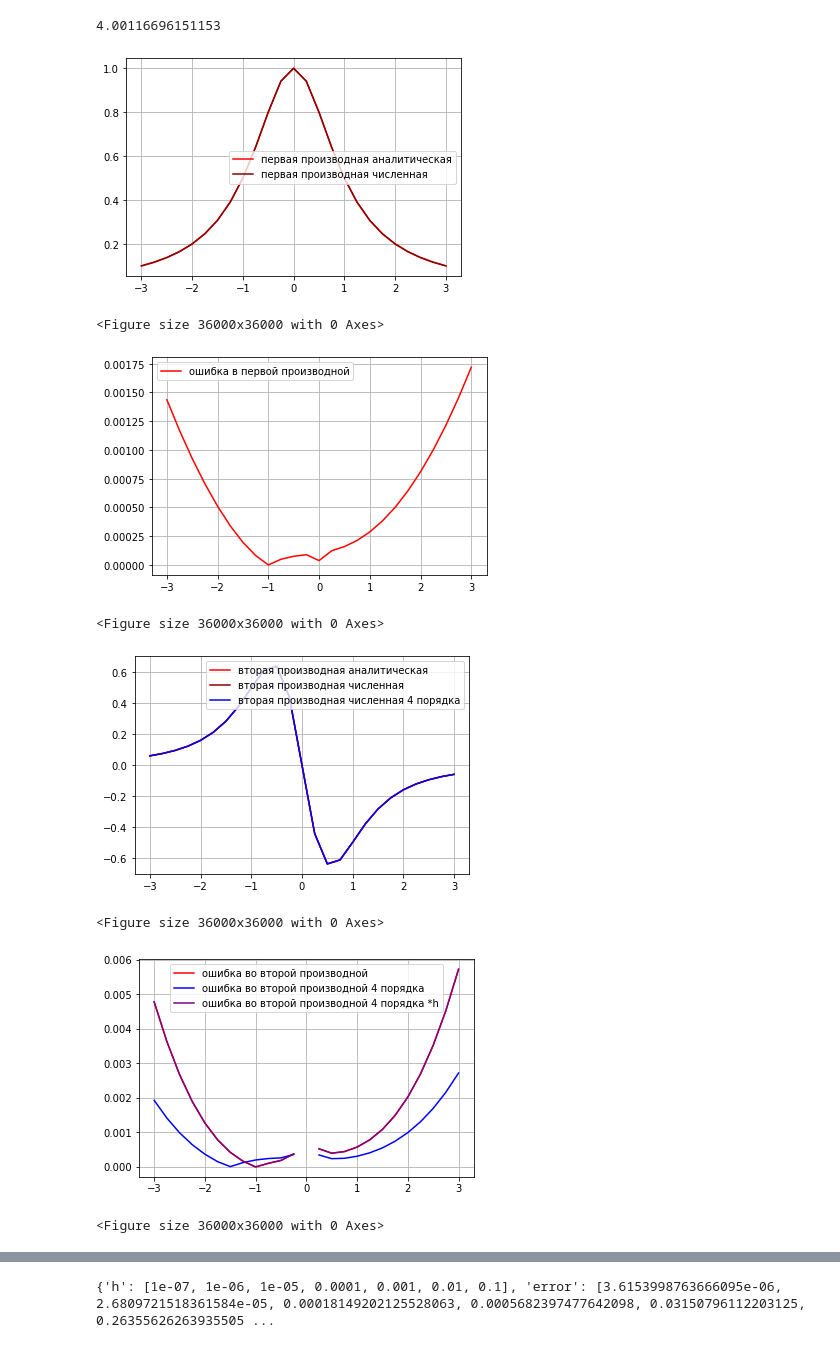
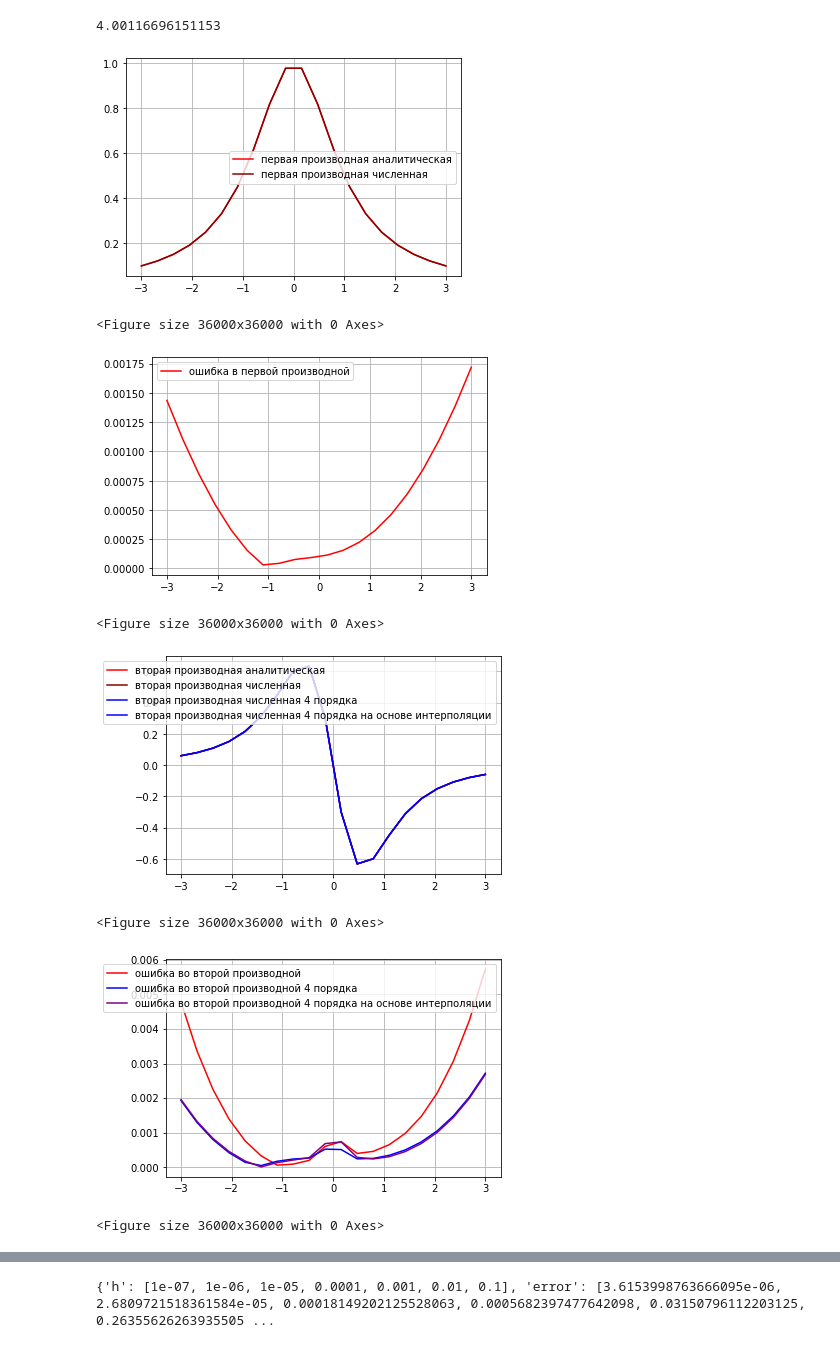
Before and after one commit to rouol/NumericalMethodsMEPHI, a Jupyter notebook: NumericalDifferentiation.ipynb, the cells around one changed output, grey strips where cells are left out. Cells and saved outputs as stored; diff of their text form; code cells hidden in the pictures.

Commit message:
fixed Numerical Diff of higher orders

```diff
--- a/NumericalDifferentiation.ipynb
+++ b/NumericalDifferentiation.ipynb
@@ -64,3 +72,12 @@ def ComplexNumericalDifferentiationNewtonCotes4_(function, z0, order = 1, h = 0.
+# %%
+def ComplexNumericalDifferentiation(function, z0, order = 1, h = 0.001, r = 1, integrator=NumericalIntegration10):
+
+    i = complex(0, 1)
+    f = lambda _phi: function(z0 + r * np.exp(i * _phi)) * np.exp(-i * order * _phi) / np.power(r, order)
+    integral = NumericalIntegration4(f, 0, 2 * cmath.pi, h)
+    integral /= (2 * cmath.pi)
+    integral *= mpmath.fac(order)
+    return integral
 # %%
 #@jit
 def ComplexNumericalDifferentiationNewtonCotesN(function, z0, order = 1, h = 0.001, N = 10):
@@ -122,8 +139,21 @@ print(ComplexNumericalDifferentiation(lambda x: eval('x**2'), 2).real)
 4.00116696151153
 # %%
 from math import atan
+# %%
+def LagrangeInterpolation(point, X, Y):
+    xp = point
+    yp = 0
+    n = X.shape[0]
+    for i in range(n):
+        p = 1
+        for j in range(n):
+            if i != j:
+                p = p * (xp - X[j])/(X[i] - X[j])
+        yp = yp + p * Y[i]
+
+    return yp
 # %%
-n = 25
+n = 20
 a = -3
 b = 3
 func = 'np.arctan(x)'
@@ -152,7 +182,7 @@ for idx, x in np.ndenumerate(X):
     d2F[idx] = eval(d2func)
     Cd2F[idx] = ComplexNumericalDifferentiation(lambda x: eval(func), x, 2).real
     Cd2F4[idx] = ComplexNumericalDifferentiationNewtonCotes4(lambda x: eval(func), x, 2).real
-    Cd2F4_[idx] = ComplexNumericalDifferentiationNewtonCotes4_(lambda x: eval(func), x, 2).real
+    #Cd2F4_[idx] = ComplexNumericalDifferentiationNewtonCotes4(lambda x: LagrangeInterpolation(x, X, np.arctan(X)), x, 2).real
     #Cd2F10[idx] = ComplexNumericalDifferentiationNewtonCotesN(lambda x: eval(func), x, 2).real
 
     d5F[idx] = eval(d5func)
@@ -162,6 +192,11 @@ for idx, x in np.ndenumerate(X):
     #serror = abs((iF[idx] - newF[idx])/iF[idx])
 #avgerr = serror / (n * 10)
 #print('ошибочка вышла:', avgerr)
+# %%
+Cd2F4_ = np.zeros(n, dtype=np.float64)
+for idx, x in np.ndenumerate(X):
+    XX = np.linspace(x-0.01, x+0.01, 3)
+    Cd2F4_[idx] = ComplexNumericalDifferentiationNewtonCotes4(lambda x: LagrangeInterpolation(x, XX, np.arctan(XX)), x, 2).real
 # %%
 plt.plot(X, d1F, color='red', label='первая производная аналитическая')
 plt.plot(X, Cd1F, color='#8b0000', label='первая производная численная')
@@ -179,6 +214,7 @@ plt.show()
 plt.plot(X, d2F, color='red', label='вторая производная аналитическая')
 plt.plot(X, Cd2F, color='#8b0000', label='вторая производная численная')
 plt.plot(X, Cd2F4, color='blue', label='вторая производная численная 4 порядка')
+plt.plot(X, Cd2F4_, color='blue', label='вторая производная численная 4 порядка на основе интерполяции')
 #plt.plot(X, Cd2F10, color='green', label='вторая производная численная 10 порядка')
 plt.legend()
 plt.grid()
@@ -187,7 +223,14 @@ plt.show()
 
 plt.plot(X, np.abs(d2F-Cd2F)/np.abs(d2F), color='red', label='ошибка во второй производной')
 plt.plot(X, np.abs(d2F-Cd2F4)/np.abs(d2F), color='blue', label='ошибка во второй производной 4 порядка')
-plt.plot(X, np.abs(d2F-Cd2F4_)/np.abs(d2F), color='purple', label='ошибка во второй производной 4 порядка *h')
+plt.plot(X, np.abs(d2F-Cd2F4_)/np.abs(d2F), color='purple', label='ошибка во второй производной 4 порядка на основе интерполяции')
+#plt.plot(X, np.abs(d2F-Cd2F10)/np.abs(d2F), color='green', label='ошибка во второй производной 10 порядка')
+plt.legend()
+plt.grid()
+plt.figure(figsize=(500, 500))
+plt.show()
+
+plt.plot(X, np.abs(Cd2F4-Cd2F4_), color='purple', label='ошибка между ошибками на основе интерполяции')
 #plt.plot(X, np.abs(d2F-Cd2F10)/np.abs(d2F), color='green', label='ошибка во второй производной 10 порядка')
 plt.legend()
 plt.grid()
@@ -197,36 +240,36 @@ plt.show()
 plt.plot(X, d5F, color='red', label='пятая производная аналитическая')
 plt.plot(X, Cd5F, color='#8b0000', label='пятая производная численная')
 plt.legend()
 plt.grid()
 plt.figure(figsize=(500, 500))
 plt.show()
 
 plt.plot(X, (np.abs(d5F-Cd5F)/np.abs(d5F)), color='red', label='ошибка в пятой производной')
 plt.legend()
 plt.grid()
 plt.figure(figsize=(500, 500))
 plt.show()
 
 #'''
 plt.plot(X, d10F, color='red', label='десятая производная аналитическая')
 plt.plot(X, Cd10F, color='#8b0000', label='десятая производная численная')
 plt.legend()
 plt.grid()
 plt.figure(figsize=(500, 500))
 plt.show()
 
 plt.plot(X, (np.abs(d10F-Cd10F)/np.abs(d10F)), color='red', label='ошибка в десятой производной')
 plt.legend()
 plt.grid()
 plt.figure(figsize=(500, 500))
 plt.show()
 #'''
 # %% [output]
-[figure, old version]
+[figure, new version]
 <Figure size 36000x36000 with 0 Axes>
-[figure, old version]
+[figure, new version]
 <Figure size 36000x36000 with 0 Axes>
-[figure, old version]
+[figure, new version]
 <Figure size 36000x36000 with 0 Axes>
-[figure, old version]
+[figure, new version]
 <Figure size 36000x36000 with 0 Axes>
```
Also changed, not shown: parts of 9 cells of this notebook, 1 other file.
